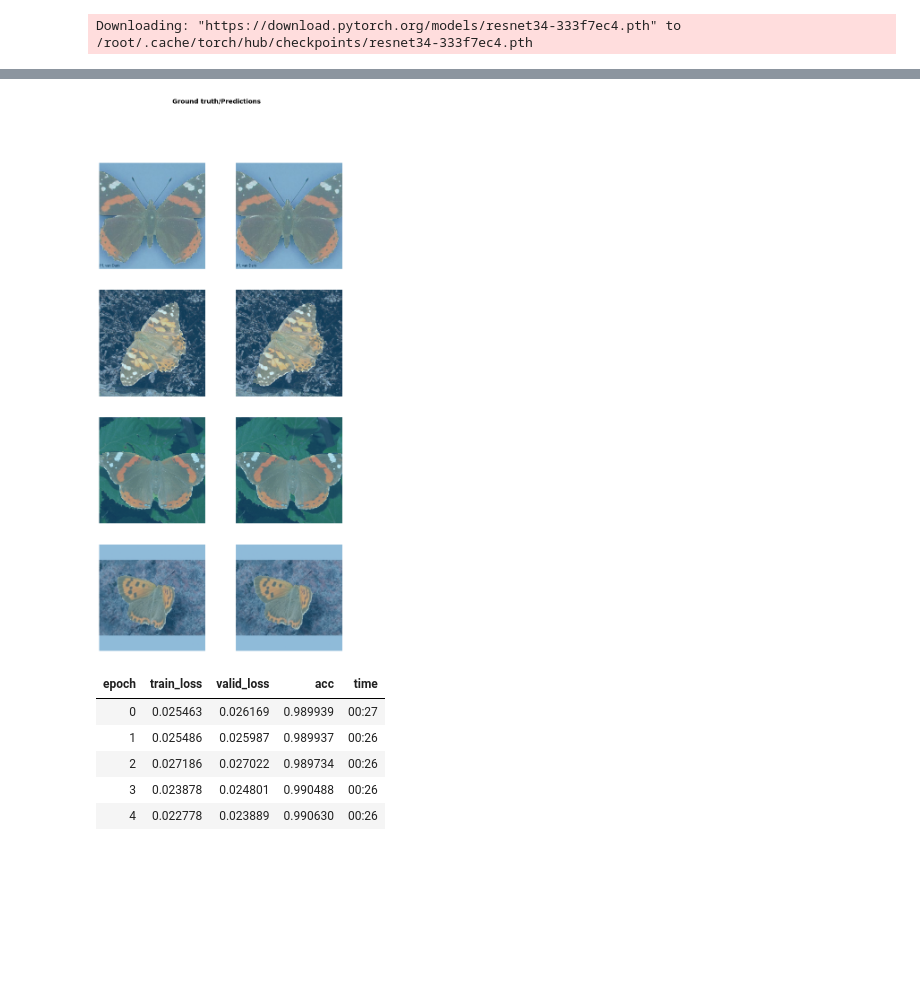
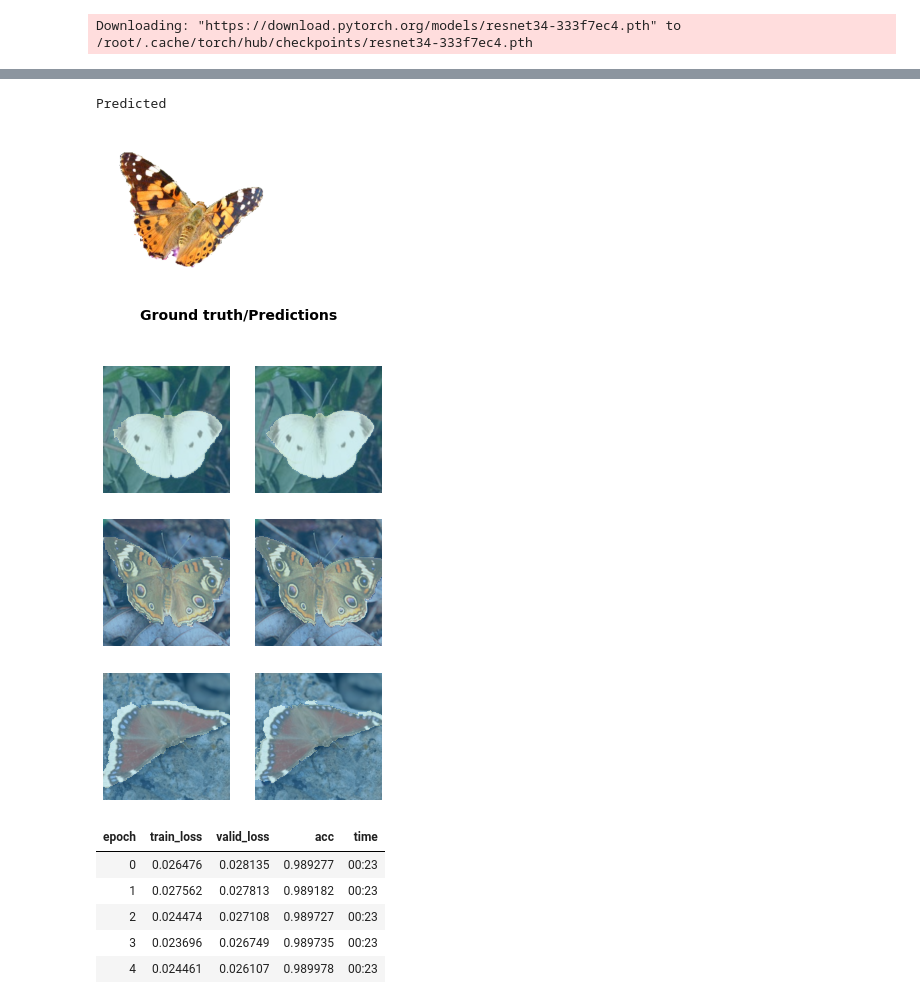
Before and after one commit to greght/Workshop-FastAi-Segmentation, a Jupyter notebook: ImageSegmentation_fastAI_v1.ipynb, the cells around one changed output, grey strips where cells are left out. Saved outputs shown, nothing was run; the diff lists cells and outputs as text; code cells hidden in the pictures; blank space fills up the shorter version.

```diff
--- a/ImageSegmentation_fastAI_v1.ipynb
+++ b/ImageSegmentation_fastAI_v1.ipynb
@@ -53,7 +56,8 @@ fnames = get_image_files(path_img)
 lbl_names = get_image_files(path_lbl)
 # %%
 # Given the image filename, this function returns the mask filename
-get_y_fn = lambda x: f'{path_lbl}/{x.stem}_seg0_mask.png'
+def get_mask_fn(x):
+  return f'{path_lbl}/{x.stem}_seg0_mask.png'
 # %%
 # Show an image, as an example
 img_f = fnames[0]
@@ -84,5 +103,5 @@ bs=4
 # Specify the methods to read in from the source
 src = (SegmentationItemList.from_folder(path_img)
        .split_by_rand_pct()
-       .label_from_func(get_y_fn, classes=codes))
+       .label_from_func(get_mask_fn, classes=codes))
 # %%
@@ -122,5 +142,5 @@ LR Finder is complete, type {learner_name}.recorder.plot() to see the graph.
 # %%
 # Define the learning rate
-lr=1e-3
+lr=3e-4
 # %%
 # Perform training for 15 epochs
@@ -145,6 +184,14 @@ learn.fit_one_cycle(15, slice(lr), pct_start=0.9)
+# %%
+# ...to the same image masked with the predicted mask
+print("Predicted")
+masked(img,predict(learn,img)).show()
+# %% [output]
+Predicted
+[figure, added]
 # %%
-# Show some example predicitons (truth: left, prediction: right)
-learn.show_results(ds_type=DatasetType.Valid,rows=4, figsize=(10,20))
+# Show some other example predictions, with the mask superimposed
+# (truth: left, prediction: right)
+learn.show_results(ds_type=DatasetType.Valid,rows=3, figsize=(5,8))
 # %% [output]
-[figure, old version]
+[figure, new version]
 # %%
@@ -161,9 +211,9 @@ lrs = slice(lr/400,lr/4)
 learn.fit_one_cycle(5, lrs, pct_start=0.8)
 # %% [output]
 | epoch | train_loss | valid_loss | acc | time |
-| 0 | 0.025463 | 0.026169 | 0.989939 | 00:27 |
-| 1 | 0.025486 | 0.025987 | 0.989937 | 00:26 |
-| 2 | 0.027186 | 0.027022 | 0.989734 | 00:26 |
-| 3 | 0.023878 | 0.024801 | 0.990488 | 00:26 |
-| 4 | 0.022778 | 0.023889 | 0.990630 | 00:26 |
+| 0 | 0.026476 | 0.028135 | 0.989277 | 00:23 |
+| 1 | 0.027562 | 0.027813 | 0.989182 | 00:23 |
+| 2 | 0.024474 | 0.027108 | 0.989727 | 00:23 |
+| 3 | 0.023696 | 0.026749 | 0.989735 | 00:23 |
+| 4 | 0.024461 | 0.026107 | 0.989978 | 00:23 |
 # %%
```
Also changed, not shown: parts of 25 cells of this notebook.
